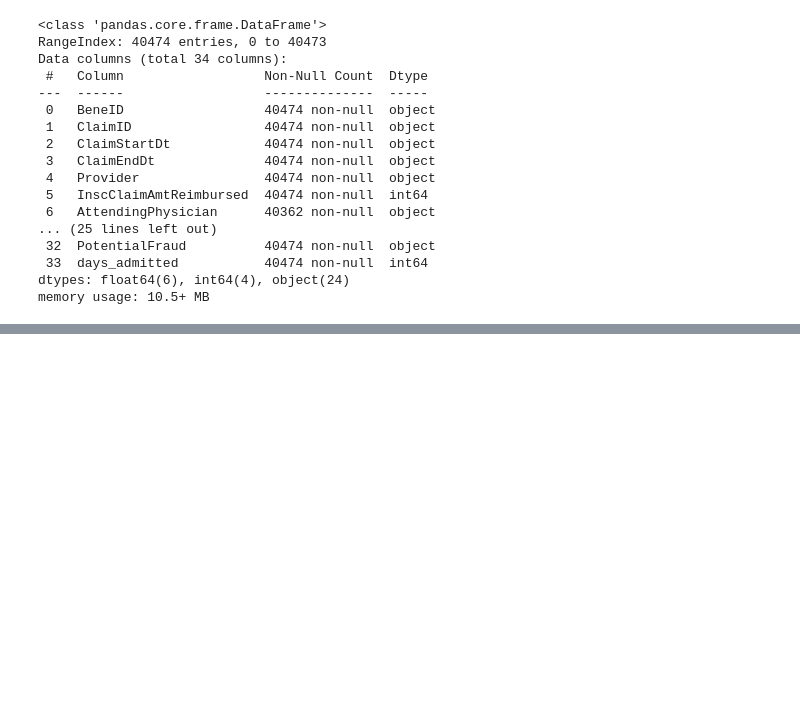
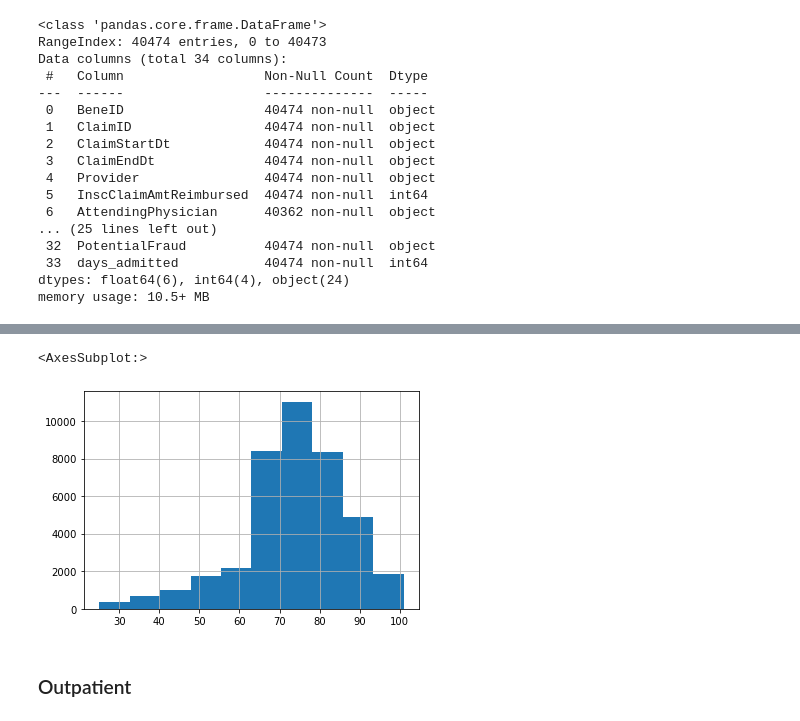
Before and after one commit to hedgekim/Healthcare-Fraud, a Jupyter notebook: Healthcare Fraud.ipynb, the cells around one changed output, grey strips where cells are left out. Cells and saved outputs as stored; diff of their text form; code cells hidden in the pictures; blank space fills up the shorter version.

```diff
--- a/Healthcare Fraud.ipynb
+++ b/Healthcare Fraud.ipynb
@@ -105,0 +198,7 @@ inpatient.head()
+# %%
+inpatient.Age.hist()
+# %% [output]
+<AxesSubplot:>
+[figure, added]
+# %% [markdown]
+### Outpatient
```
Also changed, not shown: parts of 36 cells of this notebook.
